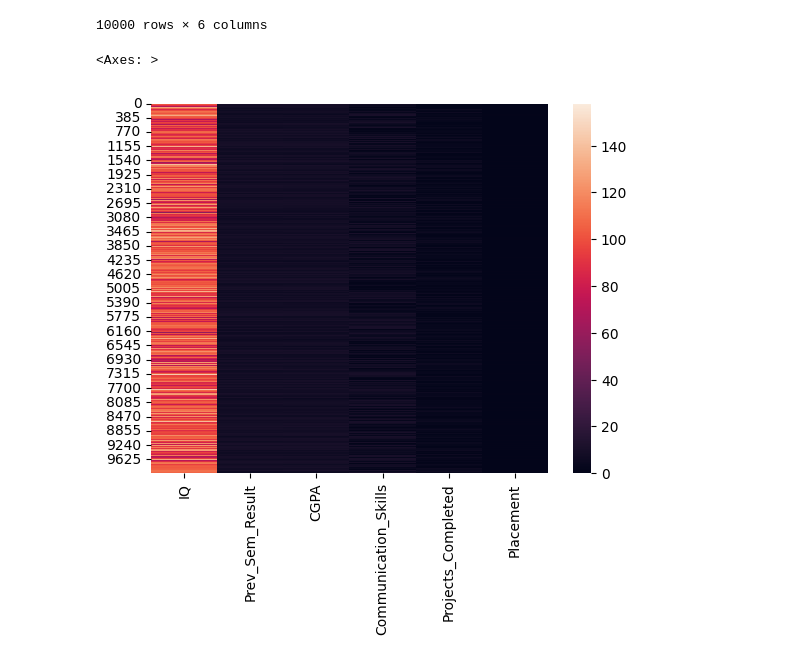
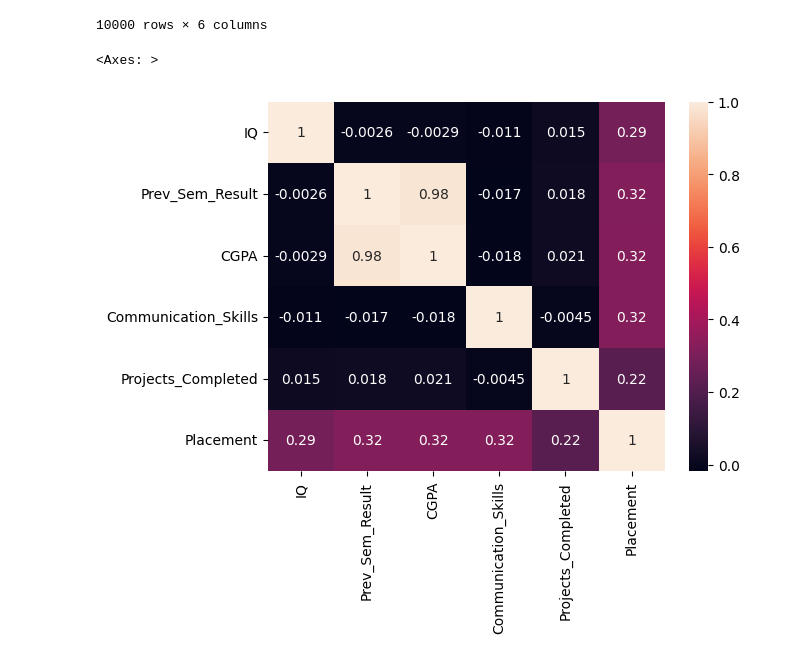
Before and after one commit to ingridb164/my-project-aiml, a Jupyter notebook: notebookcb4cbb2189.ipynb, the cells around one changed output. Saved outputs shown, nothing was run; the diff lists cells and outputs as text; code cells hidden in the pictures.

```diff
--- a/notebookcb4cbb2189.ipynb
+++ b/notebookcb4cbb2189.ipynb
@@ -109,8 +109,8 @@ feature_selected_data
 | 9999 | 109 | 9.41 | 9.77 | 5 | 5 | 0 |
 10000 rows × 6 columns
 # %%
-sns.heatmap(feature_selected_data)
+sns.heatmap(feature_selected_data.corr(),annot = True)
 # %% [output]
 <Axes: >
-[figure, old version]
+[figure, new version]
 # %%
```
Also changed, not shown: parts of 18 cells of this notebook.
